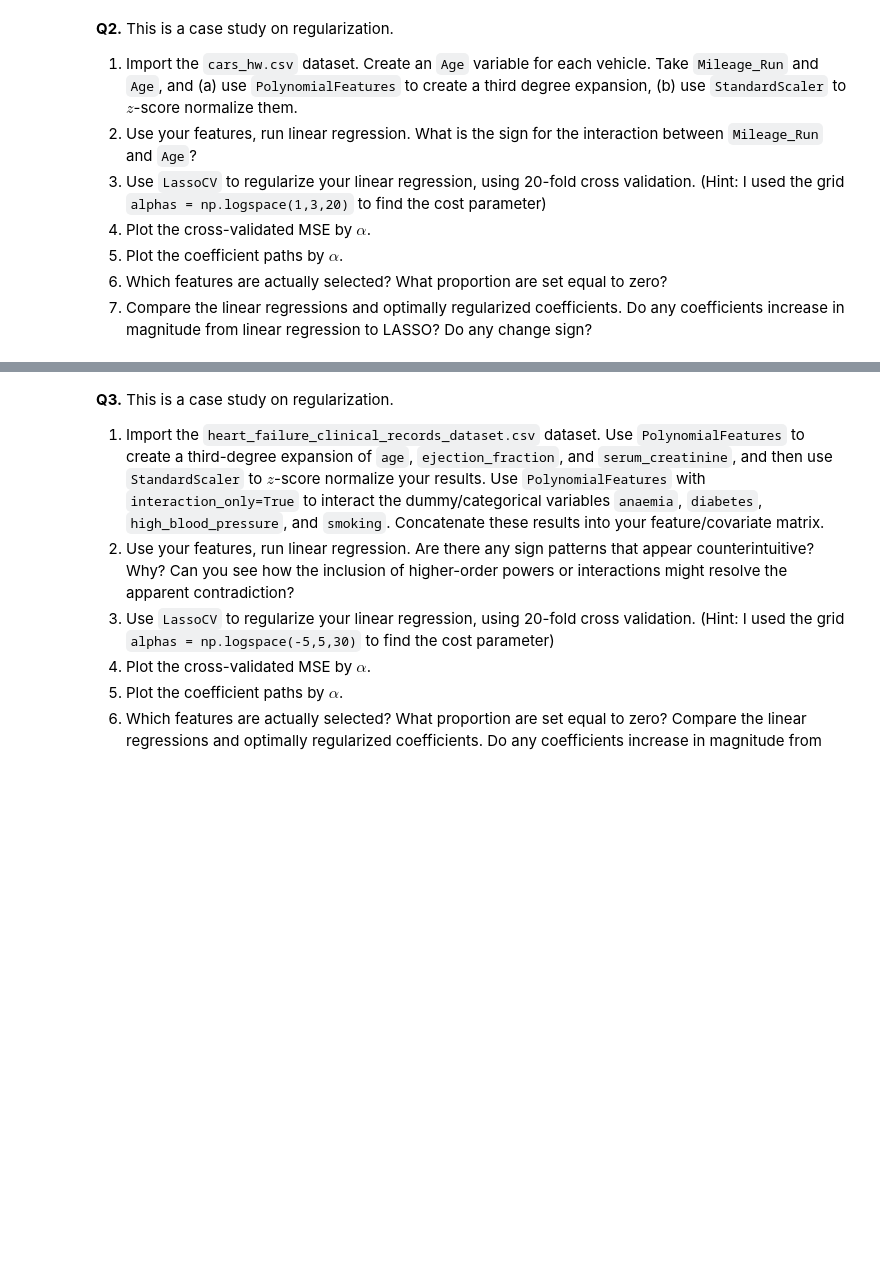
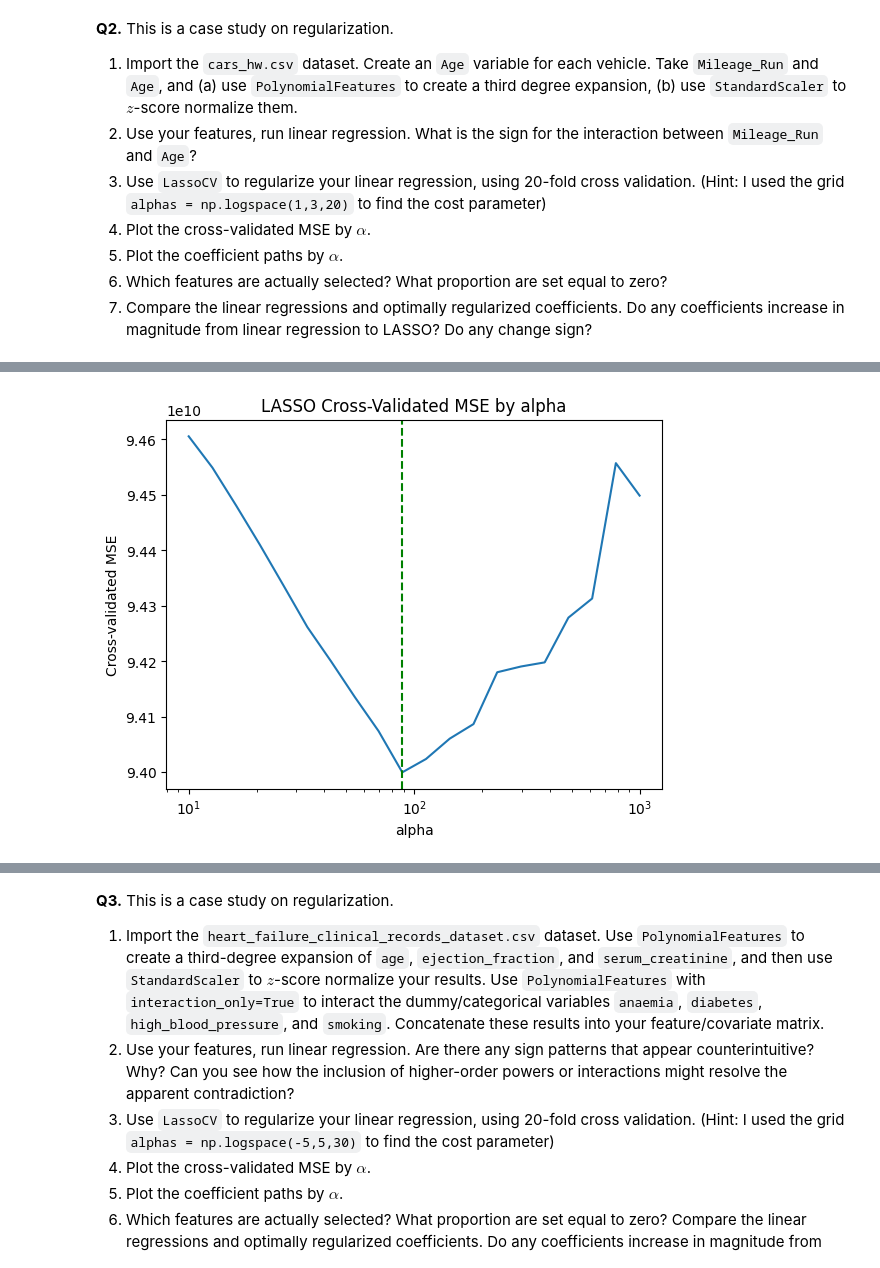
Before and after one commit to AngelikaBaloy/undergrad_ml_assignments, a Jupyter notebook: 04_assignment_regularization.ipynb, the cells around one changed output, grey strips where cells are left out. Cells and saved outputs as stored; diff of their text form; code cells hidden in the pictures; blank space fills up the shorter version.

```diff
--- a/04_assignment_regularization.ipynb
+++ b/04_assignment_regularization.ipynb
@@ -32,0 +51,4 @@
+# %%
+# 1. loading data, age & mileage_run
+df_cars = pd.read_csv('./undergrad_ml_assignments/data/cars_hw.csv')
+df_cars['Age']= 2026 - df_cars['Make_Year']
@@ -32,0 +103,28 @@
+# %%
+# 3. lasso, kfcv w 20 folds
+alpha_grid = np.logspace(1, 3, 20)
+lasso_cv = LassoCV(cv=20, alphas=alpha_grid, random_state=100, max_iter=100000)
+lasso_cv.fit(X_scaled, y)
+
+alpha_star = lasso_cv.alpha_
+mean_mse_path = np.mean(lasso_cv.mse_path_, axis=1)
+index_star = np.argmin(mean_mse_path)
+
+coefs = []
+for alpha in lasso_cv.alphas_:
+    model = Lasso(alpha=alpha, max_iter=100000)
+    model.fit(X_scaled, y)
+    coefs.append(model.coef_)
+coefs = np.array(coefs)
+
+coefs_star = coefs[index_star]
+selected_idx = np.nonzero(coefs_star)[0]
+selected_features= poly_names[selected_idx].tolist()
+
+lasso_star = Lasso(alpha=alpha_star, max_iter=100000).fit(X_scaled, y)
+y_hat_lasso = lasso_star.predict(X_scaled)
+
+print(f'Optimal alpha: {alpha_star}')
+print(f'Selected features: {len(selected_features)}')
+print(f'Discarded features: {X_scaled.shape[1] - len(selected_features)}')
+selected_features
@@ -32,0 +143,11 @@
+# %%
+# 4. plot cv MSE by alpha
+sns.lineplot(x=lasso_cv.alphas_, y=mean_mse_path)
+plt.axvline(alpha_star, color='green', linestyle='--', linewidth=1.5)
+plt.xscale('log')
+plt.xlabel('alpha')
+plt.ylabel('Cross-validated MSE')
+plt.title('LASSO Cross-Validated MSE by alpha')
+plt.show()
+# %% [output]
+[figure, added]
```
Also changed, not shown: parts of 9 cells of this notebook.
